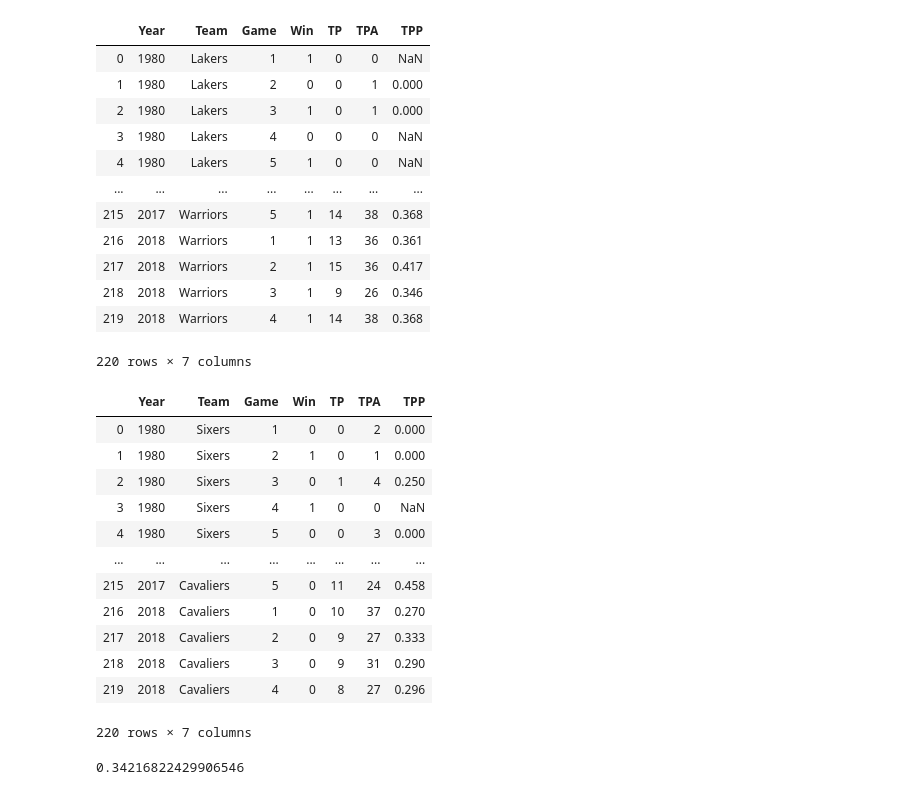
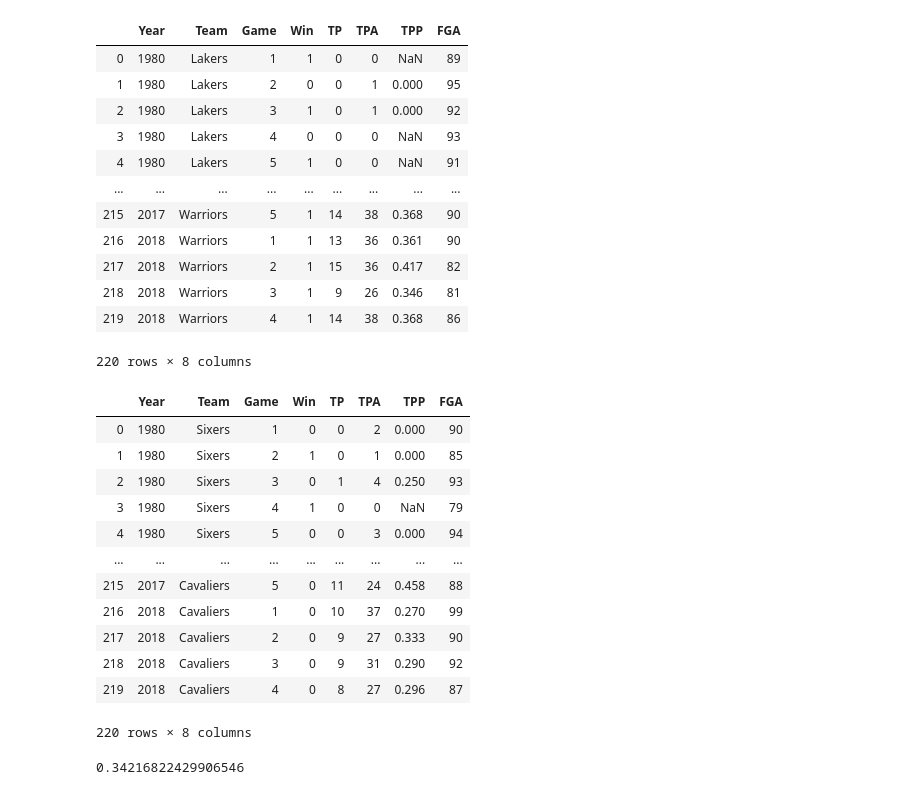
Before and after one commit to stevenluk/NBA-2pt-vs-3pt, a Jupyter notebook: MVP/Notebooks/NBA 2pt vs 3pt.ipynb, the cells around one changed output. Cells and saved outputs as stored; diff of their text form; code cells hidden in the pictures.

```diff
--- a/MVP/Notebooks/NBA 2pt vs 3pt.ipynb
+++ b/MVP/Notebooks/NBA 2pt vs 3pt.ipynb
@@ -4,41 +6,41 @@ import matplotlib.pyplot as plt
 # %%
 #get winnder data
 winner=pd.read_csv("championsdata.csv")
-winner_filter=winner[["Year","Team","Game","Win","TP","TPA","TPP"]]
+winner_filter=winner[["Year","Team","Game","Win","TP","TPA","TPP","FGA"]]
 winner_filter
 # %% [output]
-|  | Year | Team | Game | Win | TP | TPA | TPP |
-| 0 | 1980 | Lakers | 1 | 1 | 0 | 0 | NaN |
-| 1 | 1980 | Lakers | 2 | 0 | 0 | 1 | 0.000 |
-| 2 | 1980 | Lakers | 3 | 1 | 0 | 1 | 0.000 |
-| 3 | 1980 | Lakers | 4 | 0 | 0 | 0 | NaN |
-| 4 | 1980 | Lakers | 5 | 1 | 0 | 0 | NaN |
-| ... | ... | ... | ... | ... | ... | ... | ... |
-| 215 | 2017 | Warriors | 5 | 1 | 14 | 38 | 0.368 |
-| 216 | 2018 | Warriors | 1 | 1 | 13 | 36 | 0.361 |
-| 217 | 2018 | Warriors | 2 | 1 | 15 | 36 | 0.417 |
-| 218 | 2018 | Warriors | 3 | 1 | 9 | 26 | 0.346 |
-| 219 | 2018 | Warriors | 4 | 1 | 14 | 38 | 0.368 |
+|  | Year | Team | Game | Win | TP | TPA | TPP | FGA |
+| 0 | 1980 | Lakers | 1 | 1 | 0 | 0 | NaN | 89 |
+| 1 | 1980 | Lakers | 2 | 0 | 0 | 1 | 0.000 | 95 |
+| 2 | 1980 | Lakers | 3 | 1 | 0 | 1 | 0.000 | 92 |
+| 3 | 1980 | Lakers | 4 | 0 | 0 | 0 | NaN | 93 |
+| 4 | 1980 | Lakers | 5 | 1 | 0 | 0 | NaN | 91 |
+| ... | ... | ... | ... | ... | ... | ... | ... | ... |
+| 215 | 2017 | Warriors | 5 | 1 | 14 | 38 | 0.368 | 90 |
+| 216 | 2018 | Warriors | 1 | 1 | 13 | 36 | 0.361 | 90 |
+| 217 | 2018 | Warriors | 2 | 1 | 15 | 36 | 0.417 | 82 |
+| 218 | 2018 | Warriors | 3 | 1 | 9 | 26 | 0.346 | 81 |
+| 219 | 2018 | Warriors | 4 | 1 | 14 | 38 | 0.368 | 86 |
-220 rows × 7 columns
+220 rows × 8 columns
 # %%
 #get loser data
 loser=pd.read_csv("runnerupsdata.csv")
-loser_filter=loser[["Year","Team","Game","Win","TP","TPA","TPP"]]
+loser_filter=loser[["Year","Team","Game","Win","TP","TPA","TPP","FGA"]]
 loser_filter
 # %% [output]
-|  | Year | Team | Game | Win | TP | TPA | TPP |
-| 0 | 1980 | Sixers | 1 | 0 | 0 | 2 | 0.000 |
-| 1 | 1980 | Sixers | 2 | 1 | 0 | 1 | 0.000 |
-| 2 | 1980 | Sixers | 3 | 0 | 1 | 4 | 0.250 |
-| 3 | 1980 | Sixers | 4 | 1 | 0 | 0 | NaN |
-| 4 | 1980 | Sixers | 5 | 0 | 0 | 3 | 0.000 |
-| ... | ... | ... | ... | ... | ... | ... | ... |
-| 215 | 2017 | Cavaliers | 5 | 0 | 11 | 24 | 0.458 |
-| 216 | 2018 | Cavaliers | 1 | 0 | 10 | 37 | 0.270 |
-| 217 | 2018 | Cavaliers | 2 | 0 | 9 | 27 | 0.333 |
-| 218 | 2018 | Cavaliers | 3 | 0 | 9 | 31 | 0.290 |
-| 219 | 2018 | Cavaliers | 4 | 0 | 8 | 27 | 0.296 |
+|  | Year | Team | Game | Win | TP | TPA | TPP | FGA |
+| 0 | 1980 | Sixers | 1 | 0 | 0 | 2 | 0.000 | 90 |
+| 1 | 1980 | Sixers | 2 | 1 | 0 | 1 | 0.000 | 85 |
+| 2 | 1980 | Sixers | 3 | 0 | 1 | 4 | 0.250 | 93 |
+| 3 | 1980 | Sixers | 4 | 1 | 0 | 0 | NaN | 79 |
+| 4 | 1980 | Sixers | 5 | 0 | 0 | 3 | 0.000 | 94 |
+| ... | ... | ... | ... | ... | ... | ... | ... | ... |
+| 215 | 2017 | Cavaliers | 5 | 0 | 11 | 24 | 0.458 | 88 |
+| 216 | 2018 | Cavaliers | 1 | 0 | 10 | 37 | 0.270 | 99 |
+| 217 | 2018 | Cavaliers | 2 | 0 | 9 | 27 | 0.333 | 90 |
+| 218 | 2018 | Cavaliers | 3 | 0 | 9 | 31 | 0.290 | 92 |
+| 219 | 2018 | Cavaliers | 4 | 0 | 8 | 27 | 0.296 | 87 |
-220 rows × 7 columns
+220 rows × 8 columns
 # %%
 #overall winner 3pt percentage
 winner_3pt_percentage=winner_filter["TPP"].mean()
```
Also changed, not shown: parts of 5 cells of this notebook, 3 other files.
